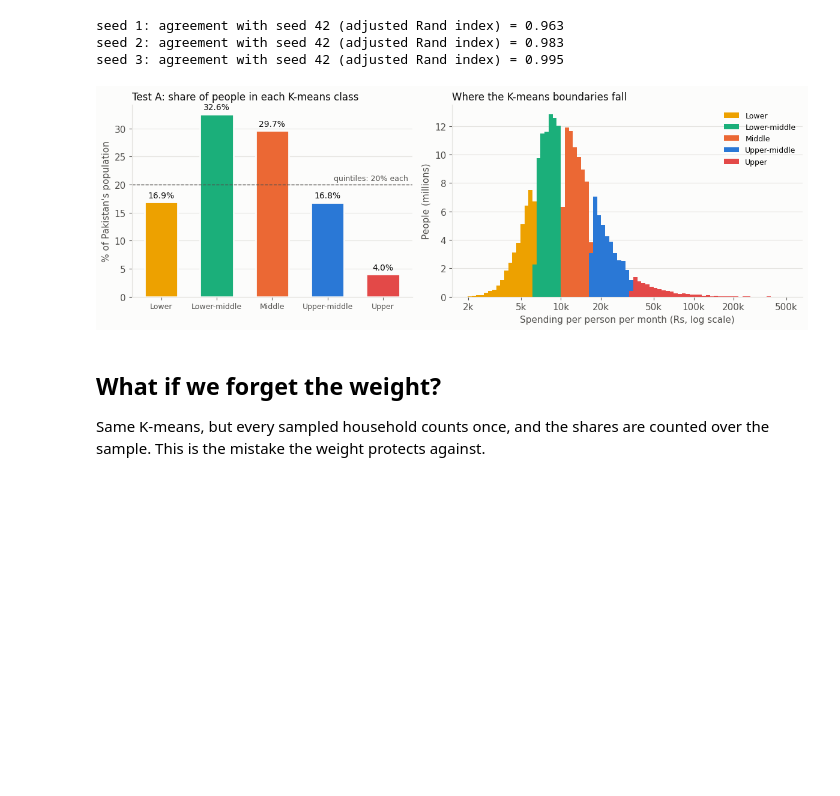
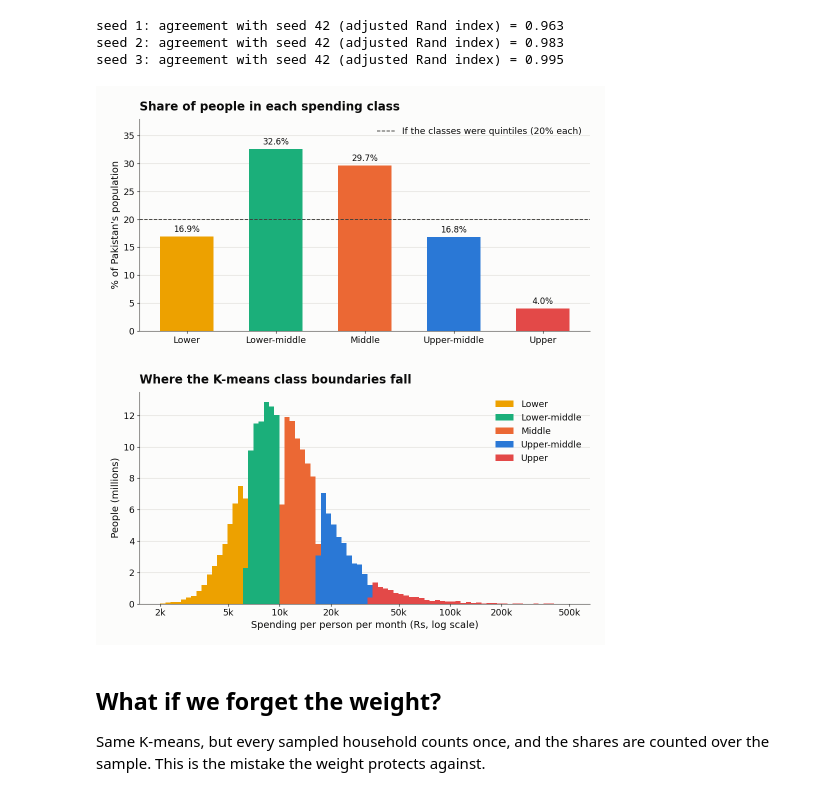
Before and after one commit to Khalid-Siddiqi/GUTECH-PSLM-Project, a Jupyter notebook: Khalid's Work/1_social_classes/social_classes_kmeans_knn.ipynb, the cells around one changed output. Saved outputs shown, nothing was run; the diff lists cells and outputs as text; code cells hidden in the pictures; blank space fills up the shorter version.

```diff
--- a/Khalid's Work/1_social_classes/social_classes_kmeans_knn.ipynb
+++ b/Khalid's Work/1_social_classes/social_classes_kmeans_knn.ipynb
@@ -220,39 +240,36 @@ seed 1: agreement with seed 42 (adjusted Rand index) = 0.963
 seed 2: agreement with seed 42 (adjusted Rand index) = 0.983
 seed 3: agreement with seed 42 (adjusted Rand index) = 0.995
 # %%
-fig, axes = plt.subplots(1, 2, figsize=(12, 4.2), gridspec_kw={"width_ratios": [1, 1.25]})
+fig, axes = plt.subplots(2, 1, figsize=(10, 11))
 
 ax = axes[0]
 share = test_a["% of people"].to_numpy()
-bars = ax.bar(test_a["class"], share, color=CLASS_COLORS, width=0.6, edgecolor="#fcfcfb", linewidth=2)
-ax.axhline(20, color=INK_2, lw=1, ls="--")
-ax.text(4.45, 20.8, "quintiles: 20% each", ha="right", color=INK_2, fontsize=9)
-for b, v in zip(bars, share):
-    ax.text(b.get_x() + b.get_width() / 2, v + 0.8, f"{v:.1f}%", ha="center", color=INK, fontsize=10)
-ax.set_ylabel("% of Pakistan's population")
-ax.set_title("Test A: share of people in each K-means class", loc="left", fontsize=12)
-ax.tick_params(axis="x", labelsize=9)
-ax.grid(axis="y", color=GRID, lw=0.8); ax.set_axisbelow(True)
+bars = ax.bar(test_a["class"], share, color=CLASS_COLORS, width=0.6)
+ax.set_ylim(0, 38)
+ax.axhline(20, color=INK_2, lw=1.3, ls="--", label="If the classes were quintiles (20% each)")
+label_bars(ax, bars, "{:.1f}%")
+style(ax, "% of Pakistan's population")
+ax.set_title("Share of people in each spending class")
+ax.legend(frameon=False, loc="upper right")
 
 ax = axes[1]
 bins = np.logspace(np.log10(hh.per_person.min()), np.log10(hh.per_person.max()), 80)
 for k in range(1, 6):
     d = hh[hh.class_A == k]
     ax.hist(d.per_person, bins=bins, weights=d.people_w / 1e6, color=CLASS_COLORS[k - 1], label=CLASS_NAMES[k])
 ax.set_xscale("log")
 ticks = [2000, 5000, 10000, 20000, 50000, 100000, 200000, 500000]
 ax.set_xticks(ticks, [f"{t // 1000}k" for t in ticks]); ax.minorticks_off()
 ax.set_xlabel("Spending per person per month (Rs, log scale)")
-ax.set_ylabel("People (millions)")
-ax.set_title("Where the K-means boundaries fall", loc="left", fontsize=12)
-ax.legend(frameon=False, fontsize=9)
-ax.grid(axis="y", color=GRID, lw=0.8); ax.set_axisbelow(True)
+style(ax, "People (millions)")
+ax.set_title("Where the K-means class boundaries fall")
+ax.legend(frameon=False, loc="upper right")
 
-plt.tight_layout()
-plt.savefig(OUT + "test_a_classes.png", dpi=150)
+plt.tight_layout(h_pad=3)
+plt.savefig(OUT + "test_a_classes.png")
 plt.show()
 # %% [output]
-[figure, old version]
+[figure, new version]
 # %% [markdown]
 ## What if we forget the weight?
 
```
Also changed, not shown: parts of 11 cells of this notebook, 6 other files.
